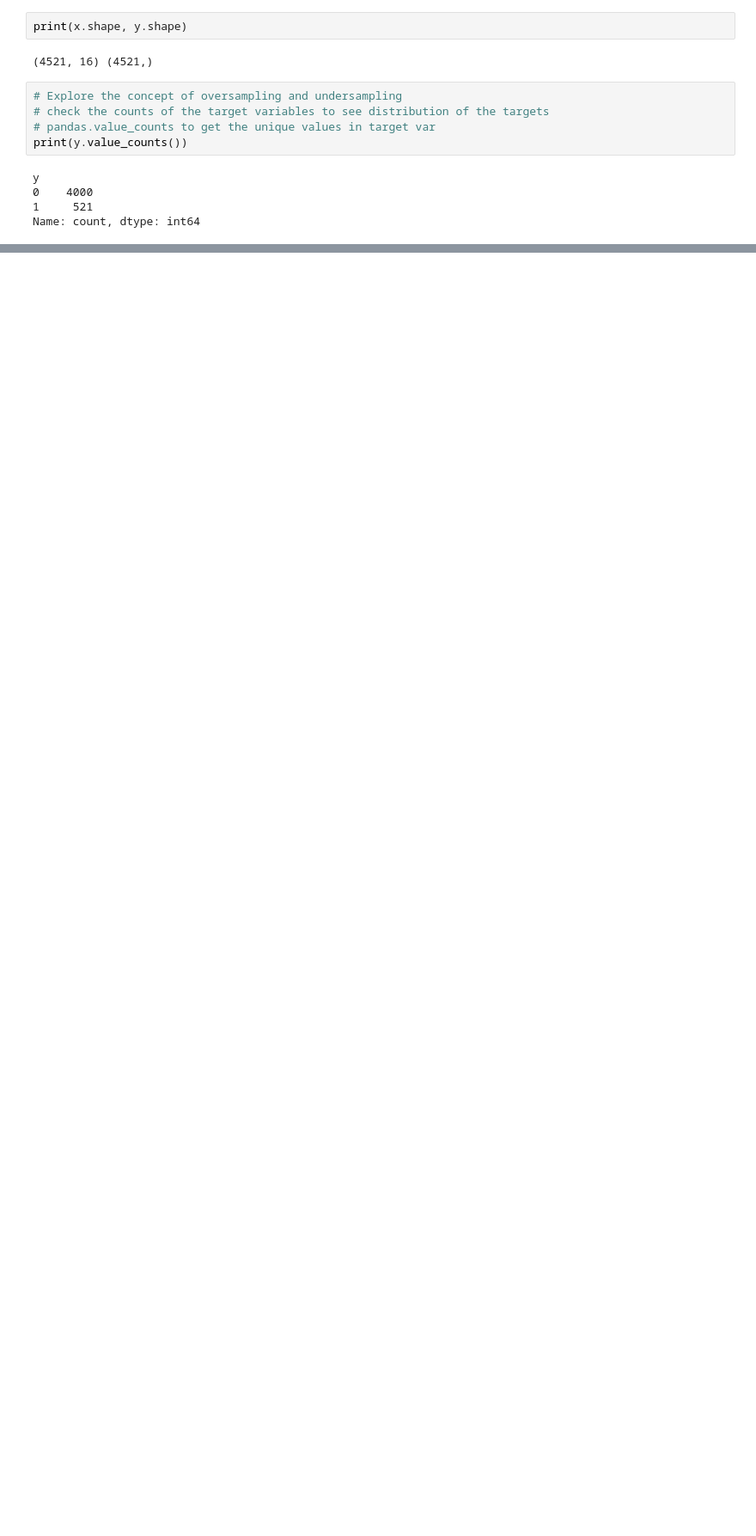
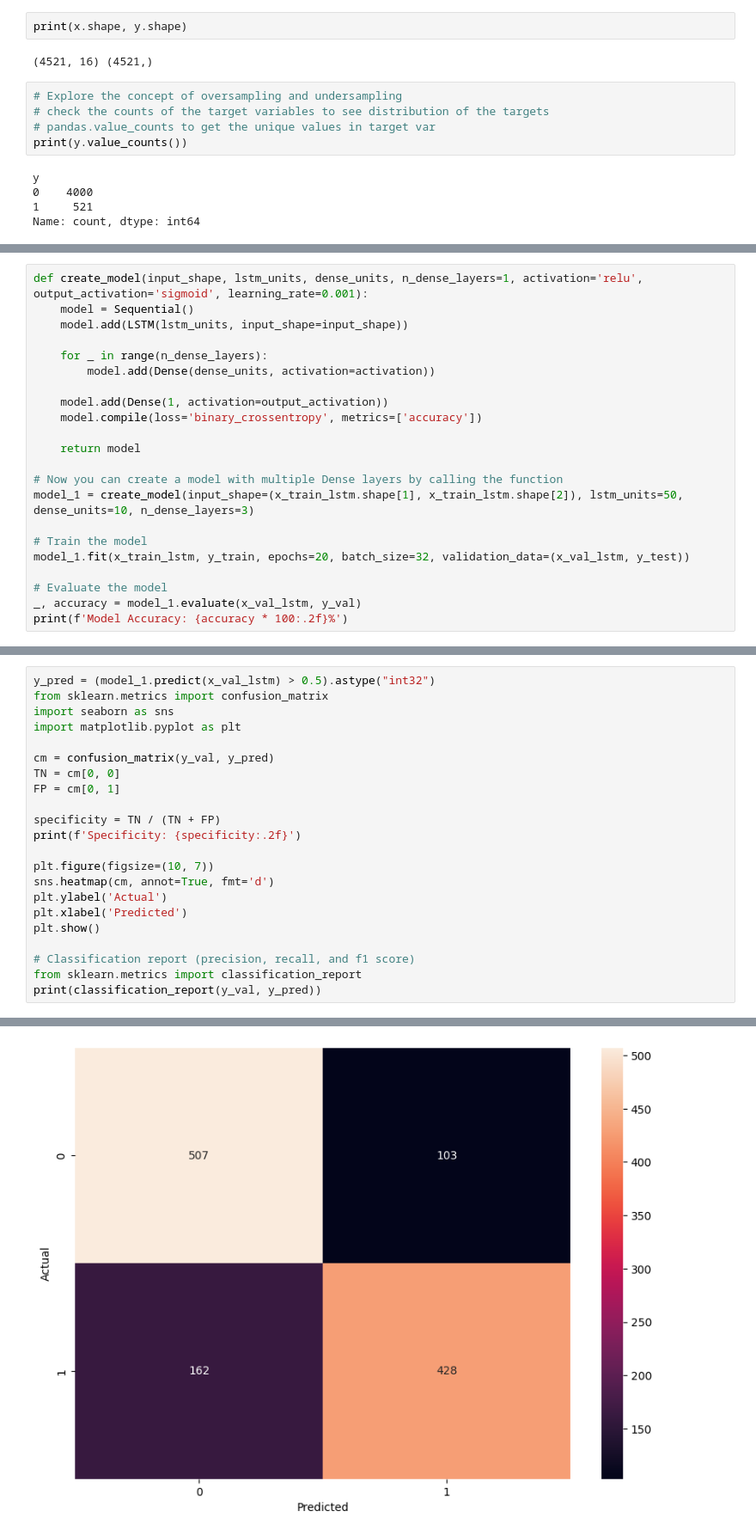
Before and after one commit to GichuriNdungu/alu-machine_learning, a Jupyter notebook: supervised_learning/afri_score/notebook.ipynb, the cells around one changed output, grey strips where cells are left out. Shown at 86% size. Cells and saved outputs as stored; diff of their text form; blank space fills up the shorter version.

Commit message:
model 1 error analysis

```diff
--- a/supervised_learning/afri_score/notebook.ipynb
+++ b/supervised_learning/afri_score/notebook.ipynb
@@ -176,0 +253,22 @@ Name: count, dtype: int64
+# %%
+def create_model(input_shape, lstm_units, dense_units, n_dense_layers=1, activation='relu', output_activation='sigmoid', learning_rate=0.001):
+    model = Sequential()
+    model.add(LSTM(lstm_units, input_shape=input_shape))
+
+    for _ in range(n_dense_layers):
+        model.add(Dense(dense_units, activation=activation))
+
+    model.add(Dense(1, activation=output_activation))
+    model.compile(loss='binary_crossentropy', metrics=['accuracy'])
+
+    return model
+
+# Now you can create a model with multiple Dense layers by calling the function
+model_1 = create_model(input_shape=(x_train_lstm.shape[1], x_train_lstm.shape[2]), lstm_units=50, dense_units=10, n_dense_layers=3)
+
+# Train the model
+model_1.fit(x_train_lstm, y_train, epochs=20, batch_size=32, validation_data=(x_val_lstm, y_test))
+
+# Evaluate the model
+_, accuracy = model_1.evaluate(x_val_lstm, y_val)
+print(f'Model Accuracy: {accuracy * 100:.2f}%')
@@ -176,0 +295,23 @@ Name: count, dtype: int64
+# %%
+y_pred = (model_1.predict(x_val_lstm) > 0.5).astype("int32")
+from sklearn.metrics import confusion_matrix
+import seaborn as sns
+import matplotlib.pyplot as plt
+
+cm = confusion_matrix(y_val, y_pred)
+TN = cm[0, 0]
+FP = cm[0, 1]
+
+specificity = TN / (TN + FP)
+print(f'Specificity: {specificity:.2f}')
+
+plt.figure(figsize=(10, 7))
+sns.heatmap(cm, annot=True, fmt='d')
+plt.ylabel('Actual')
+plt.xlabel('Predicted')
+plt.show()
+
+# Classification report (precision, recall, and f1 score)
+from sklearn.metrics import classification_report
+print(classification_report(y_val, y_pred))
+# %% [output]
@@ -176,0 +320 @@ Name: count, dtype: int64
+[figure, added]
```
Also changed, not shown: parts of 21 cells of this notebook.
